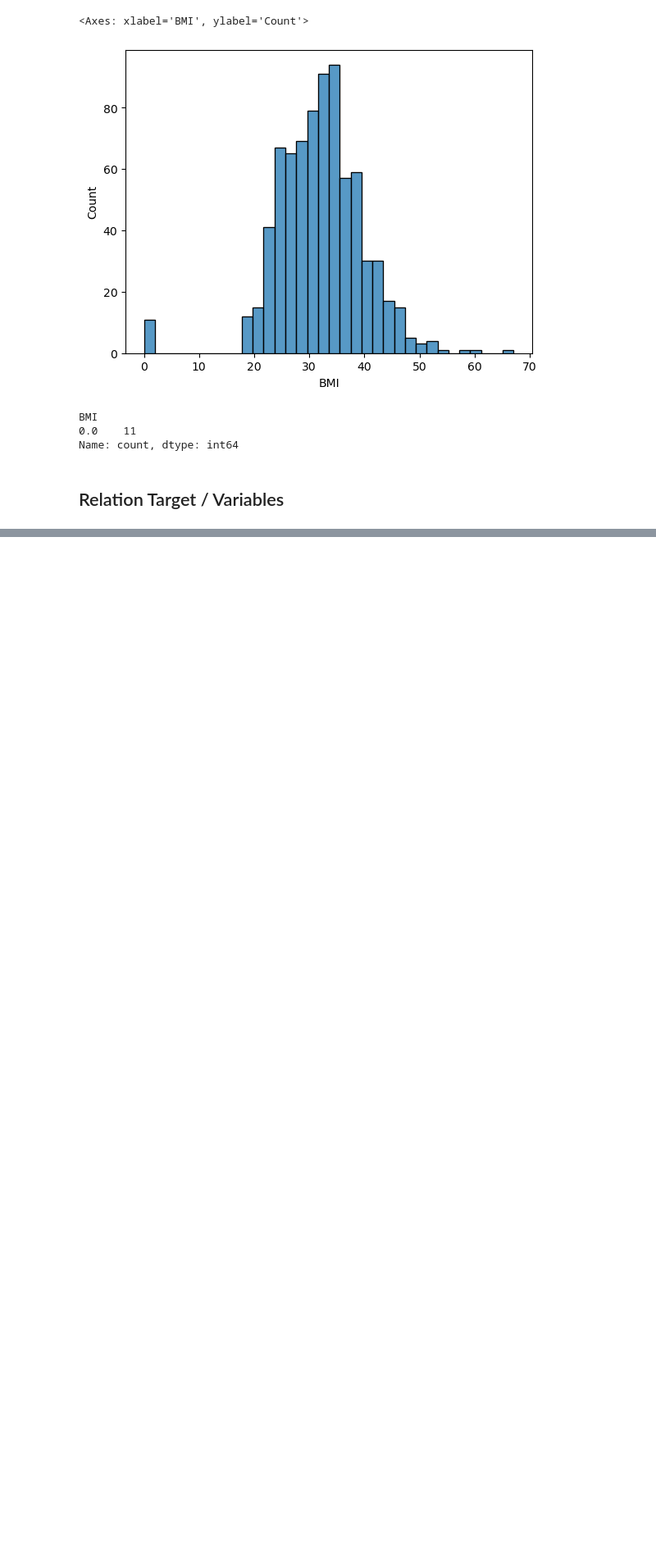
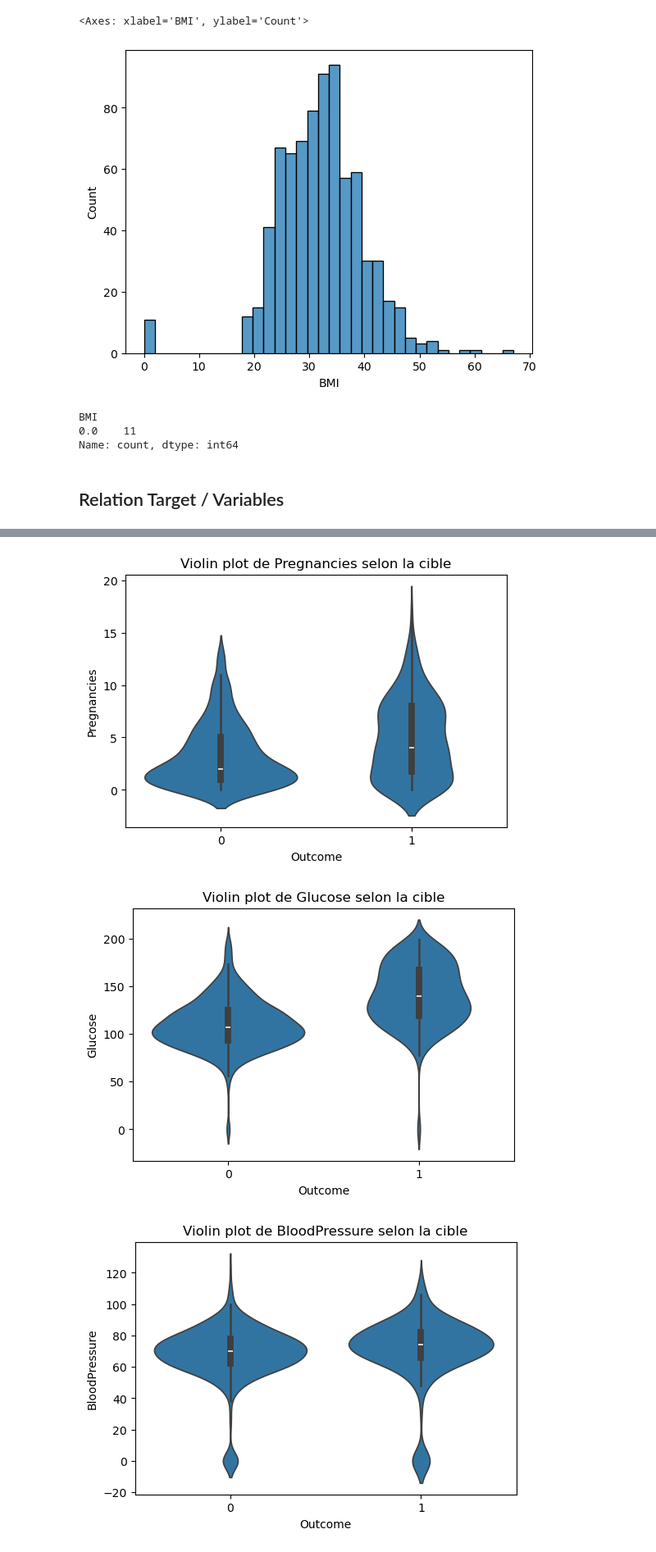
Before and after one commit to touXik/Diab-te-d-tection, a Jupyter notebook: notebooks/2)Exploration de données.ipynb, the cells around one changed output, grey strips where cells are left out. Shown at 82% size. Drawn from its saved outputs; the diff is of its cells as text; code cells hidden in the pictures; blank space fills up the shorter version.

```diff
--- a/notebooks/2)Exploration de données.ipynb
+++ b/notebooks/2)Exploration de données.ipynb
@@ -294,0 +306,10 @@ plt.show()
+# %%
+for col in df.drop(columns=['Outcome']).columns:
+    plt.figure(figsize=(6,4))
+    sns.violinplot(x='Outcome', y=col, data=df)
+    plt.title(f'Violin plot de {col} selon la cible')
+    plt.show()
+# %% [output]
+[figure, added]
+[figure, added]
+[figure, added]
```
Also changed, not shown: parts of 8 cells of this notebook.
